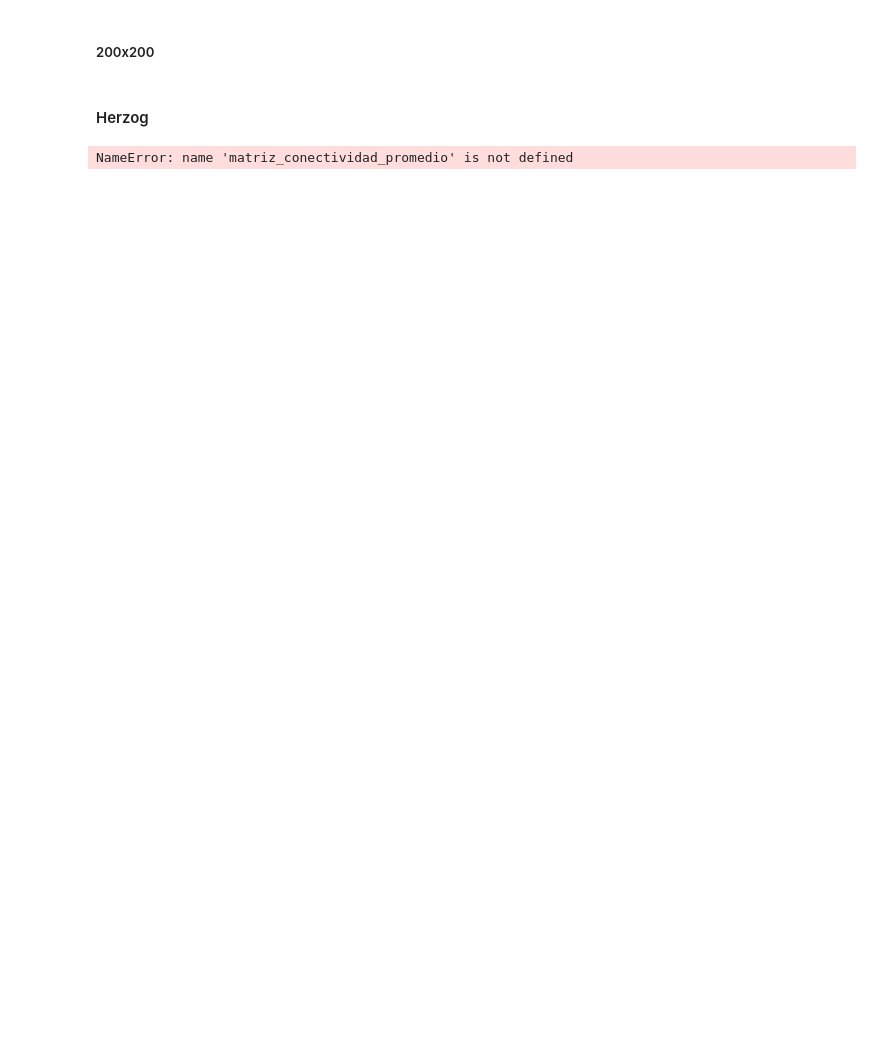
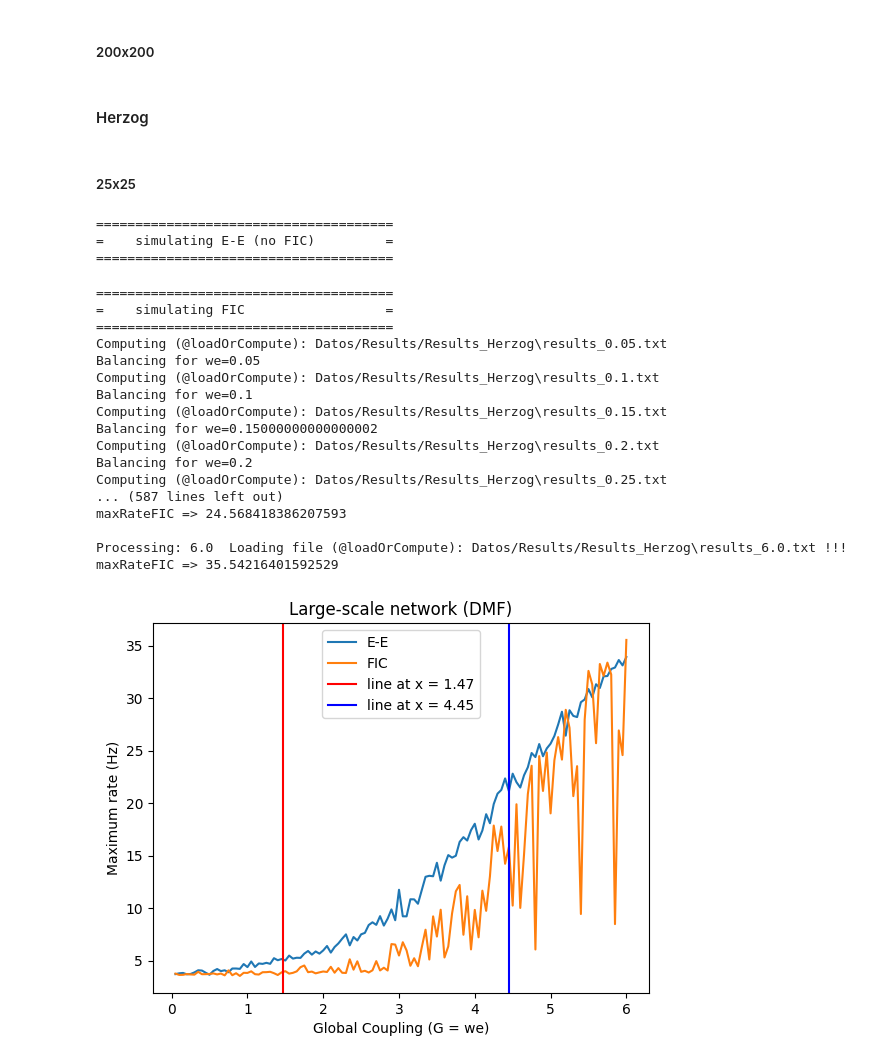
Before and after one commit to FaragoFa/Neuronas, a Jupyter notebook: Proyecto.ipynb, the cells around one changed output. Cells and saved outputs as stored; diff of their text form; code cells hidden in the pictures; blank space fills up the shorter version.

```diff
--- a/Proyecto.ipynb
+++ b/Proyecto.ipynb
@@ -308,20 +281,33 @@ folder_path = 'Datos/Results/Results_200x200'
 fig_Deco.plotMaxFrecForAllWe(matriz_conectividad_promedio, fileName=os.path.join(folder_path, 'results_{}.txt'), num_processes=6)
 # %% [markdown]
 #### Herzog
-# %%
-# Carpeta destino
-outFilePath = 'Datos/Results/Results_Herzog'
-fig_Herzog.outFilePath = outFilePath
-
-wStart = 0
-wStep = 0.5
-wEnd = 2 + 0.001
-wes = np.arange(wStart + wStep, wEnd, wStep)
-
-fig_Herzog.C = matriz_conectividad_promedio
-fig_Herzog.fileNameHerzog2022 = outFilePath + '/Human_66/Herzog_Benji_Human66_{}.mat'
-fig_Herzog.fileNameDeco2014 = outFilePath + '/Human_66/Benji_Human66_{}.mat'
-fig_m2, ax = plt.subplots()
-fig_Herzog.plotMaxFrecForAllWe(ax, matriz_conectividad_promedio ,wes)
-# %% [output]
-NameError: name 'matriz_conectividad_promedio' is not defined
+# %% [markdown]
+##### 25x25
+# %%
+# Carpeta destino
+folder_path = 'Datos/Results/Results_Herzog'
+
+# Calculo DMF
+fig_Herzog.plotMaxFrecForAllWe(matriz_conectividad_promedio, fileName=os.path.join(folder_path, 'results_{}.txt'), num_processes= 4)
+# %% [output]
+======================================
+=    simulating E-E (no FIC)         =
+======================================
+======================================
+=    simulating FIC                  =
+======================================
+Computing (@loadOrCompute): Datos/Results/Results_Herzog\results_0.05.txt
+Balancing for we=0.05
+Computing (@loadOrCompute): Datos/Results/Results_Herzog\results_0.1.txt
+Balancing for we=0.1
+Computing (@loadOrCompute): Datos/Results/Results_Herzog\results_0.15.txt
+Balancing for we=0.15000000000000002
+Computing (@loadOrCompute): Datos/Results/Results_Herzog\results_0.2.txt
+Balancing for we=0.2
+Computing (@loadOrCompute): Datos/Results/Results_Herzog\results_0.25.txt
+... (587 lines left out)
+maxRateFIC => 24.568418386207593
+
+Processing: 6.0  Loading file (@loadOrCompute): Datos/Results/Results_Herzog\results_6.0.txt !!!
+maxRateFIC => 35.54216401592529
+[figure, added]
```
Also changed, not shown: parts of 5 cells of this notebook, 3 other files.
